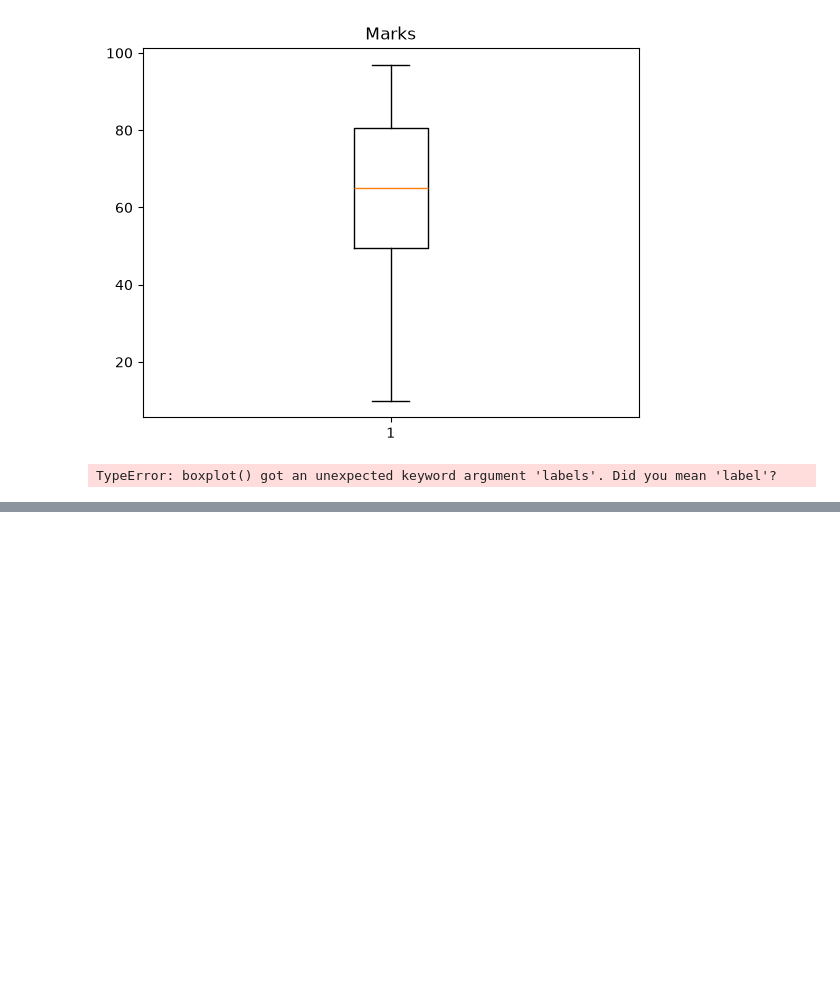
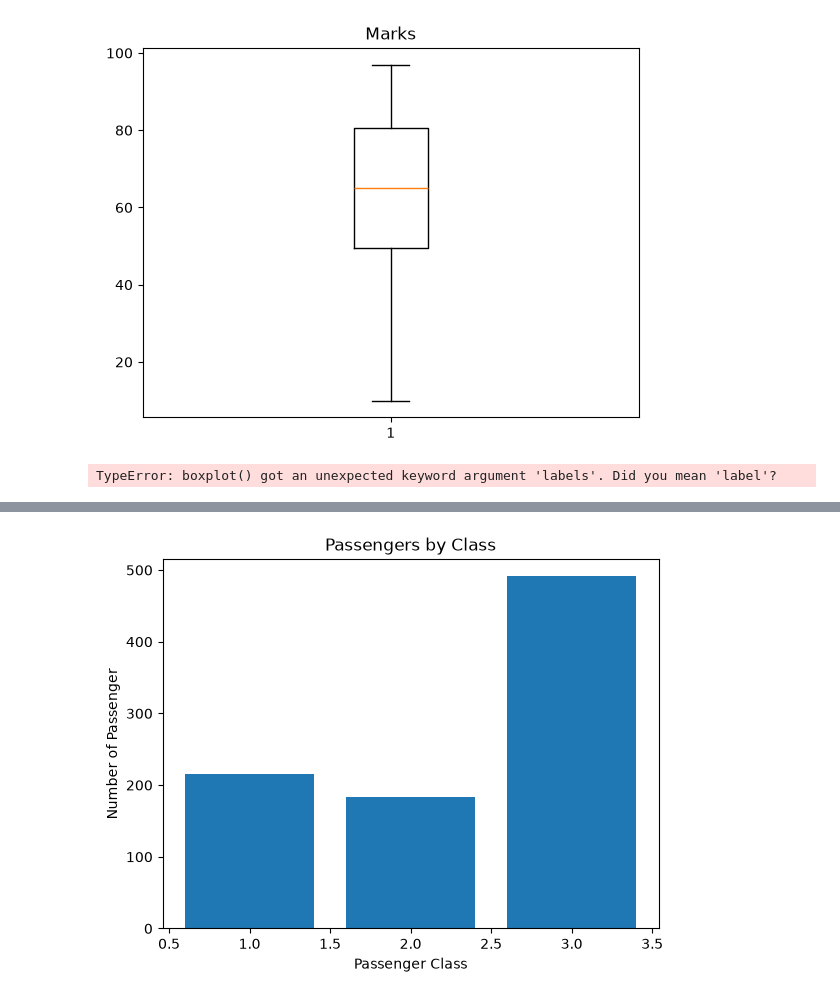
Before and after one commit to Harshit83183/Pythonn, a Jupyter notebook: Day_matplotlib.ipynb, the cells around one changed output, grey strips where cells are left out. Saved outputs shown, nothing was run; the diff lists cells and outputs as text; code cells hidden in the pictures; blank space fills up the shorter version.

```diff
--- a/Day_matplotlib.ipynb
+++ b/Day_matplotlib.ipynb
@@ -172,4 +194,12 @@ TypeError: boxplot() got an unexpected keyword argument 'labels'. Did you mean '
 # %%
-import matplotlib.pyplot as plt
+passenger = data["Pclass"].value_counts().sort_index()
 
-x =
+plt.bar(passengers.index, passengers.values)
+
+plt.title("Passengers by Class")
+plt.xlabel("Passenger Class")
+plt.ylabel("Number of Passenger")
+
+plt.show()
+# %% [output]
+[figure, added]
```
Also changed, not shown: parts of 6 cells of this notebook.
